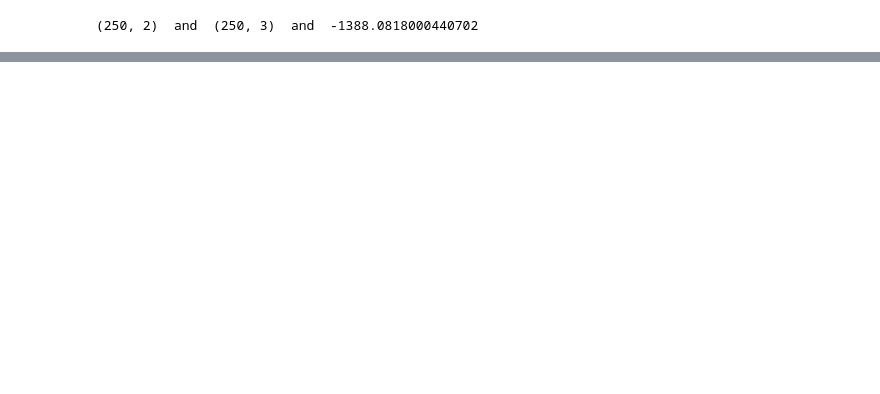
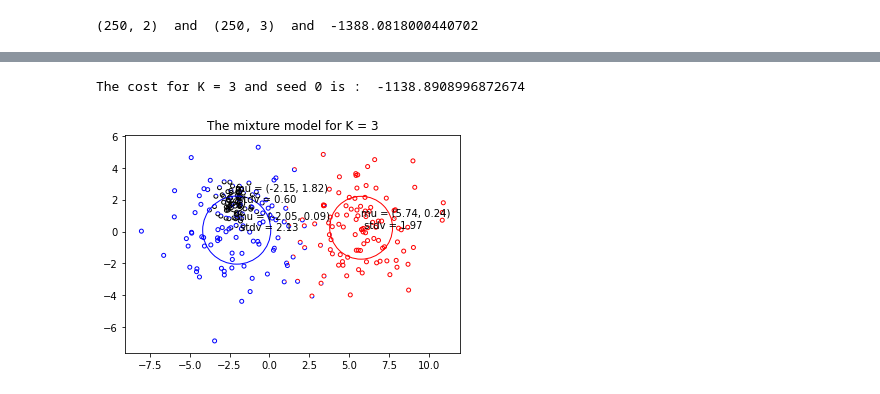
Before and after one commit to arifmujib/MIT-Machine-Learning-Projects, a Jupyter notebook: netflix/test.ipynb, the cells around one changed output, grey strips where cells are left out. Drawn from its saved outputs; the diff is of its cells as text; code cells hidden in the pictures; blank space fills up the shorter version.

```diff
--- a/netflix/test.ipynb
+++ b/netflix/test.ipynb
@@ -34,0 +22,14 @@ np.exp(10)
+# %%
+kk= 3
+s = 0
+
+mix, post = common.init( X, kk, s)
+mixture, post, ll = naive_em.run(X, mix, post)
+print('The cost for K = %d and seed %d is : '%(kk, s), ll)
+#common.plot( X, mixture, post, title='The mixture model for K = %d and seed %d'%(kk, s))
+# %% [output]
+The cost for K = 3 and seed 0 is :  -1138.8908996872674
+# %%
+common.plot( X, mixture, post, title='The mixture model for K = %d'%(kk))
+# %% [output]
+[figure, added]
```
Also changed, not shown: parts of 12 cells of this notebook, 4 other files.
